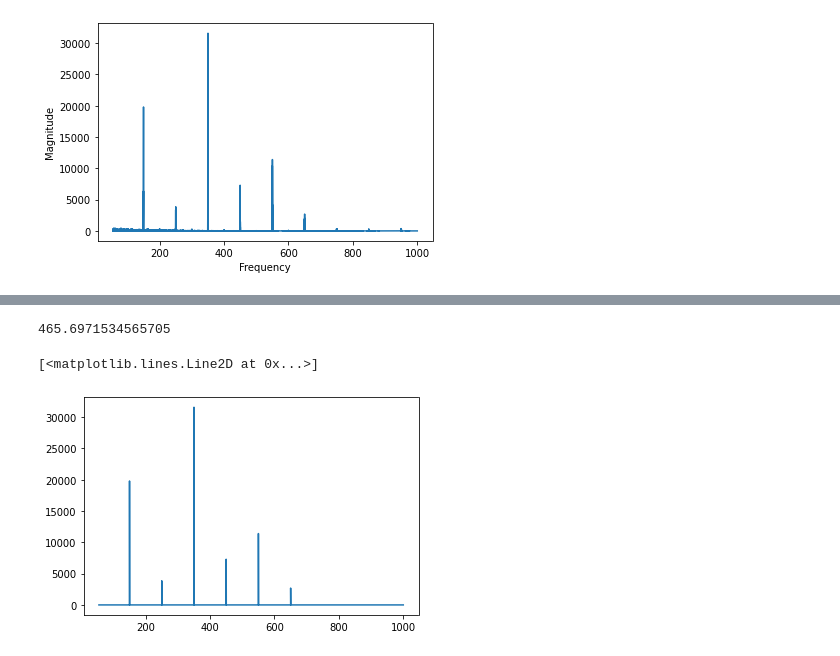
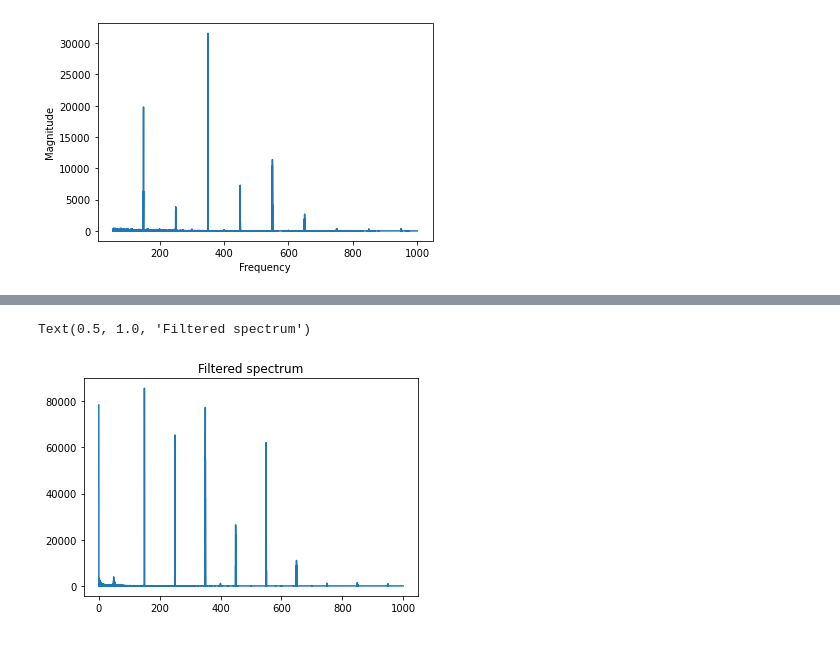
Before and after one commit to WiIIson/EMGFlow-Python-Package, a Jupyter notebook: PeakAffectDS-Analysis.ipynb, the cells around one changed output, grey strips where cells are left out. Saved outputs shown, nothing was run; the diff lists cells and outputs as text; code cells hidden in the pictures.

```diff
--- a/PeakAffectDS-Analysis.ipynb
+++ b/PeakAffectDS-Analysis.ipynb
@@ -172,18 +187,29 @@ The resulting power spectrum reveals that there is noise in the 50 Hz range that
+# %%
+#
+# Filter out 50 Hz frequencies
+#
+
+ps.loc[(ps['Frequency'] >= 49) & (ps['Frequency'] <= 51), 'Magnitude'] = 0
+
+plt.plot(ps['Frequency'], ps['Magnitude'])
+plt.title('Filtered spectrum')
+# %% [output]
+Text(0.5, 1.0, 'Filtered spectrum')
+[figure, added]
 # %%
 #
-# Experimental code to get the local maximums of the data
+# Gets local maximums of the data
 #
 
-def getLocalMax(vals, r=10000):
+def getLocalMax(vals, r=10000, threshold=2000):
     # A value is a local max if it is:
     # 1. Larger than the mean value
     # 2. Larger than the nearby values around it
     suppressed = np.copy(vals)
     val_mean = np.mean(vals)
-    print(24*val_mean)
 
     for i in range(len(vals)):
-        if vals[i] > val_mean * 25:
+        if vals[i] > threshold:
             val = vals[i]
             left = max(i - r, 0)
             right = min(i + r, len(vals) - 1)
@@ -191,16 +217,16 @@ def getLocalMax(vals, r=10000):
             for k in range(left, right + 1):
                 if k != i and vals[k] > val:
                     suppressed[i] = 0
-                    #print("nearby max")
                     break
 
         else:
             suppressed[i] = 0
     return suppressed
 
-test = getLocalMax(list(upper_ps['Magnitude']))
-plt.plot(upper_ps['Frequency'], test)
+#
+# Filters significant frequencies out from a power spectrum dataframe
+#
+
+def getSigFreqs(data, r=10000, threshold=2000):
+    maxFreqs = getLocalMax(list(data['Magnitude']), r, threshold)
+    return data[maxFreqs > 0]
-# %% [output]
-465.6971534565705
-[<matplotlib.lines.Line2D at 0x...>]
-[figure, removed]
```
Also changed, not shown: parts of 11 cells of this notebook.
